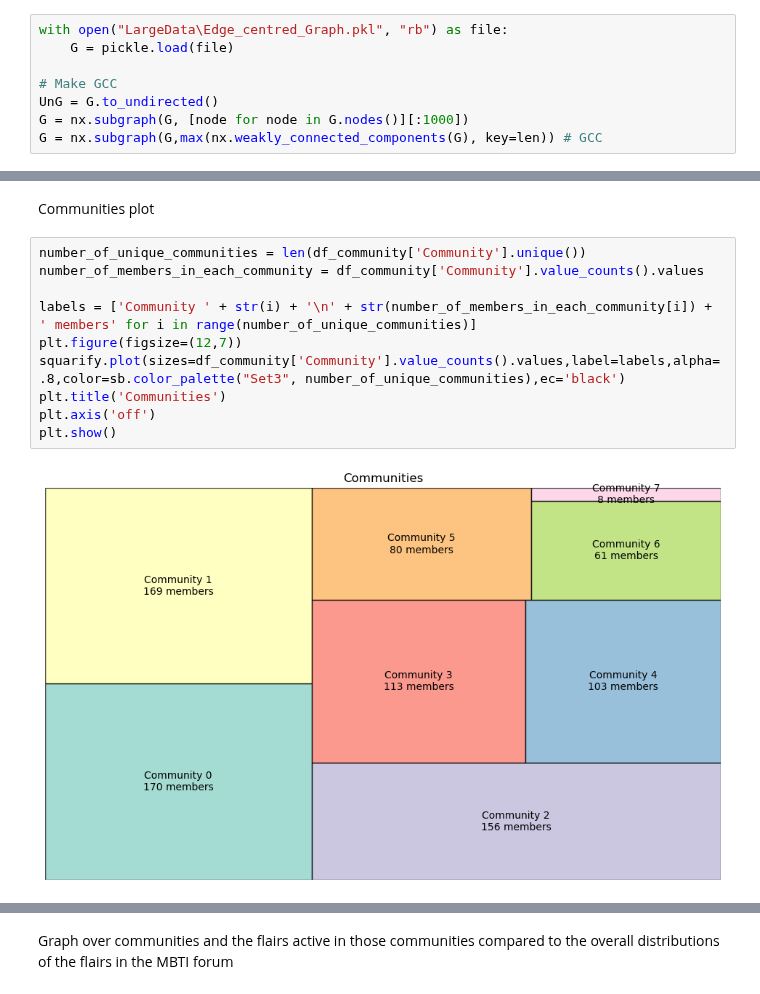
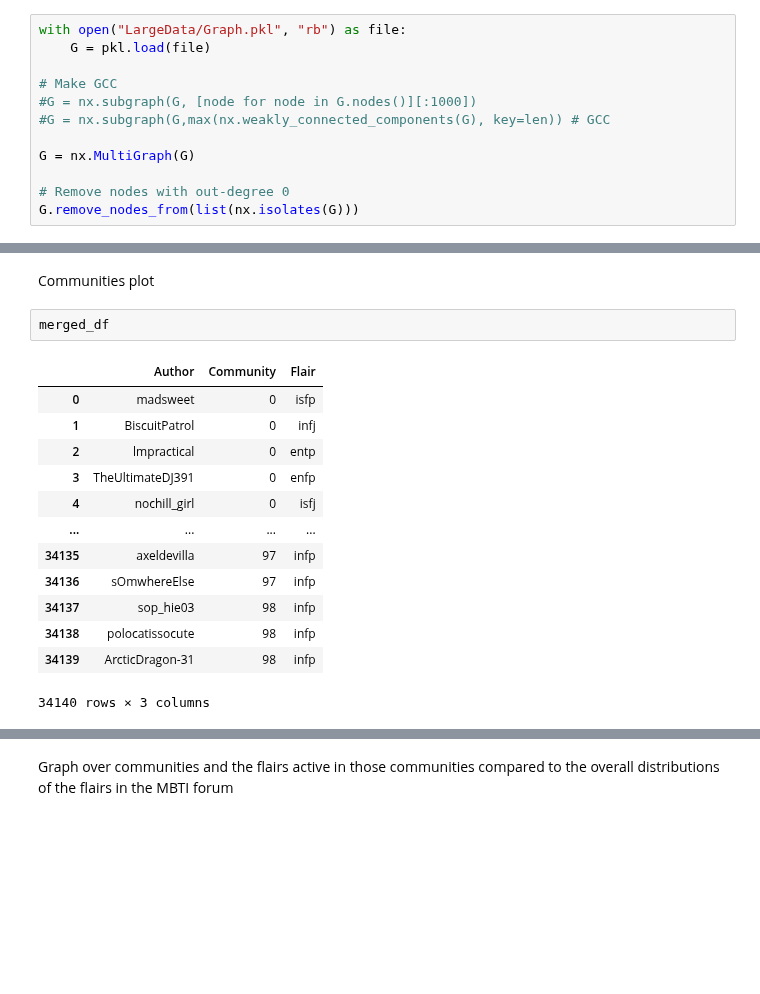
Before and after one commit to luchsonice/MBTI, a Jupyter notebook: 5_Communities.ipynb, the cells around one changed output, grey strips where cells are left out. Drawn from its saved outputs; the diff is of its cells as text; blank space fills up the shorter version.

```diff
--- a/5_Communities.ipynb
+++ b/5_Communities.ipynb
@@ -19,10 +21,14 @@ import random
 [nltk_data]   Package stopwords is already up-to-date!
 # %%
-with open("LargeData\Edge_centred_Graph.pkl", "rb") as file:
-    G = pickle.load(file)
+with open("LargeData/Graph.pkl", "rb") as file:
+    G = pkl.load(file)
 
 # Make GCC
-UnG = G.to_undirected()
-G = nx.subgraph(G, [node for node in G.nodes()][:1000])
-G = nx.subgraph(G,max(nx.weakly_connected_components(G), key=len)) # GCC
+#G = nx.subgraph(G, [node for node in G.nodes()][:1000])
+#G = nx.subgraph(G,max(nx.weakly_connected_components(G), key=len)) # GCC
+
+G = nx.MultiGraph(G)
+
+# Remove nodes with out-degree 0
+G.remove_nodes_from(list(nx.isolates(G)))
 # %%
@@ -102,15 +110,19 @@ infp    22
 Name: count, dtype: int64
 # %% [markdown]
 Communities plot
-# %%
-number_of_unique_communities = len(df_community['Community'].unique())
-number_of_members_in_each_community = df_community['Community'].value_counts().values
-
-labels = ['Community ' + str(i) + '\n' + str(number_of_members_in_each_community[i]) + ' members' for i in range(number_of_unique_communities)]
-plt.figure(figsize=(12,7))
-squarify.plot(sizes=df_community['Community'].value_counts().values,label=labels,alpha=.8,color=sb.color_palette("Set3", number_of_unique_communities),ec='black')
-plt.title('Communities')
-plt.axis('off')
-plt.show()
-# %% [output]
-[figure, removed]
+# %%
+merged_df
+# %% [output]
+|  | Author | Community | Flair |
+| 0 | madsweet | 0 | isfp |
+| 1 | BiscuitPatrol | 0 | infj |
+| 2 | lmpractical | 0 | entp |
+| 3 | TheUltimateDJ391 | 0 | enfp |
+| 4 | nochill_girl | 0 | isfj |
+| ... | ... | ... | ... |
+| 34135 | axeldevilla | 97 | infp |
+| 34136 | sOmwhereElse | 97 | infp |
+| 34137 | sop_hie03 | 98 | infp |
+| 34138 | polocatissocute | 98 | infp |
+| 34139 | ArcticDragon-31 | 98 | infp |
+34140 rows × 3 columns
```
Also changed, not shown: parts of 21 cells of this notebook.
